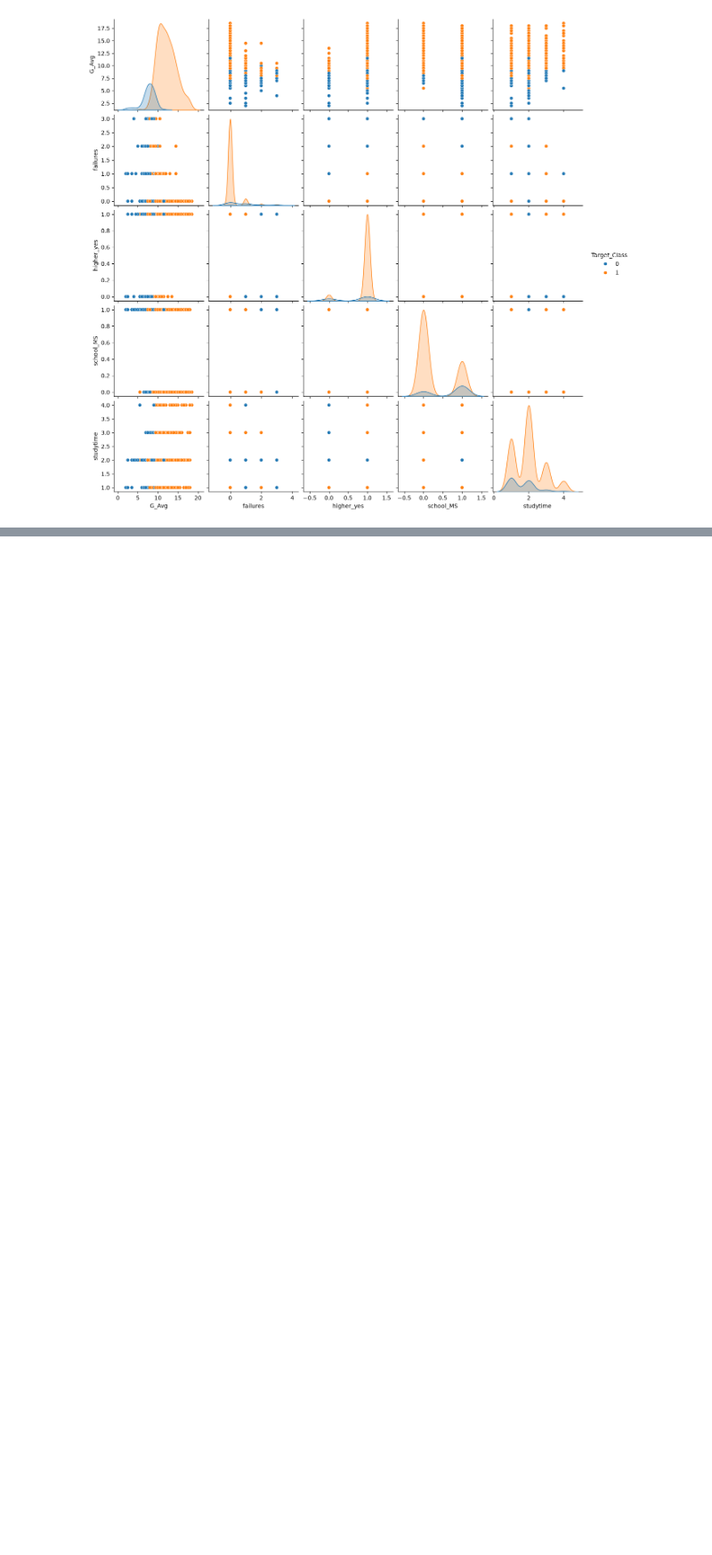
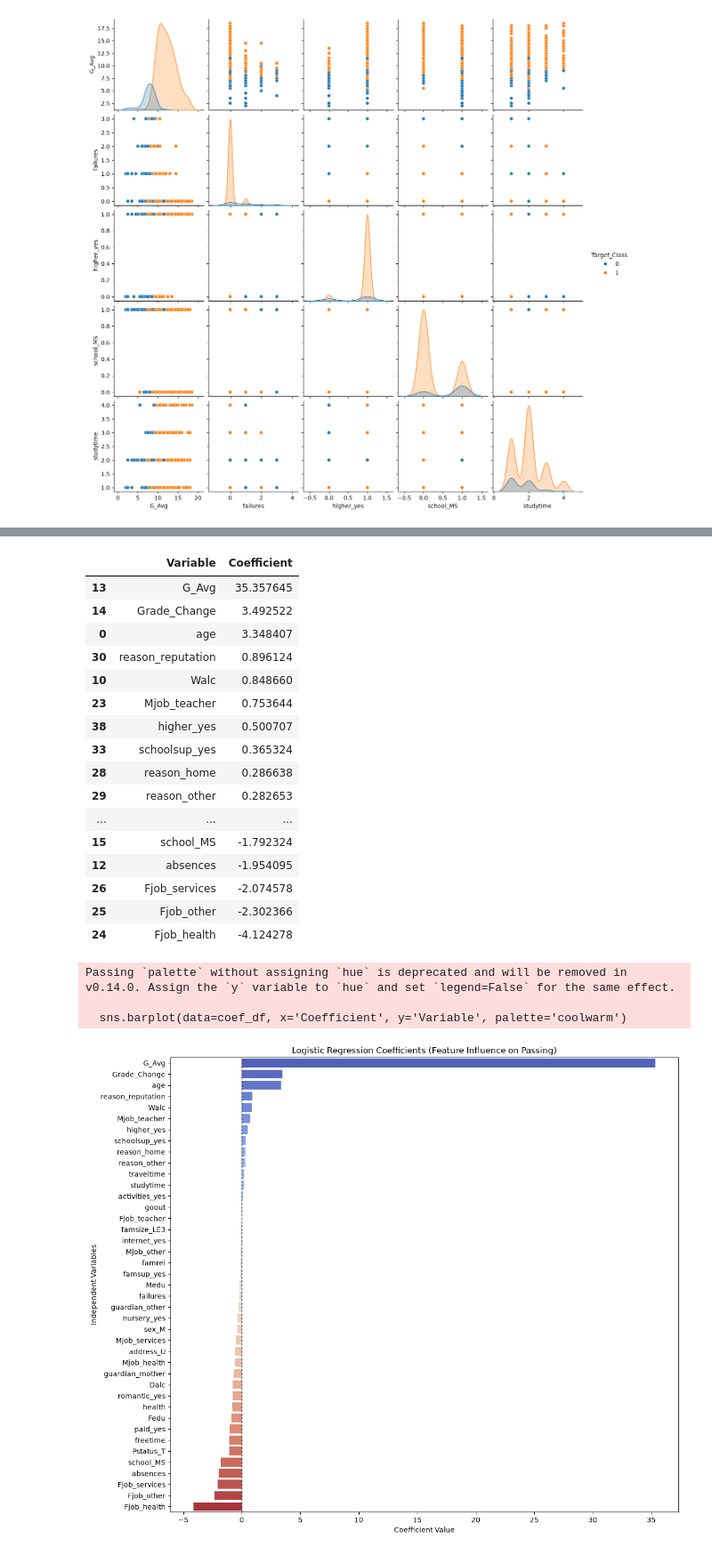
Before and after one commit to azelarabchakour/Data-science-assignments, a Jupyter notebook: Assignment-1/Code/Problem1-Classification.ipynb, the cells around one changed output, grey strips where cells are left out. Shown at 89% size. Cells and saved outputs as stored; diff of their text form; code cells hidden in the pictures; blank space fills up the shorter version.

```diff
--- a/Assignment-1/Code/Problem1-Classification.ipynb
+++ b/Assignment-1/Code/Problem1-Classification.ipynb
@@ -77,0 +258,48 @@ plt.show()
+# %%
+# 4) Find optimal parameters of the above created models with GridSearchCV() function based on the
+# training dataset. Output the optimal values of parameters found for each model. Output and construct
+# bar plots of the coefficients of the linear regression model. Which variables have the biggest influence
+# on the output (dependent variables)?
+
+from sklearn.model_selection import GridSearchCV
+
+base_models = {
+    'Logistic Regression': LogisticRegression(max_iter=1000),
+    'Decision Tree': DecisionTreeClassifier(random_state=42),
+    'SVM': SVC(),
+    'KNN': KNeighborsClassifier()
+}
+
+param_grids = {
+    'Logistic Regression': {'C': [0.01, 0.1, 1, 10, 100]},
+    'Decision Tree': {'max_depth': [2, 3, 4, 5, 7, 10], 'min_samples_split': [2, 5, 10]},
+    'SVM': {'C': [0.1, 1, 10, 100], 'kernel': ['linear', 'rbf']},
+    'KNN': {'n_neighbors': [3, 5, 7, 9, 11], 'weights': ['uniform', 'distance']}
+}
+
+best_models = {}
+
+for name, model in base_models.items():
+    grid = GridSearchCV(estimator=model, param_grid=param_grids[name], cv=5, scoring='accuracy')
+    grid.fit(X_train_scaled, Y_train)
+
+    best_models[name] = grid.best_estimator_
+    print(f"{name} -> Optimal Parameters: {grid.best_params_} (CV Accuracy: {grid.best_score_:.4f})")
+
+best_log_reg = best_models['Logistic Regression']
+coef_df = pd.DataFrame({
+    'Variable': X_encoded.columns,
+    'Coefficient': best_log_reg.coef_[0]
+}).sort_values(by='Coefficient', ascending=False)
+
+display(coef_df)
+
+plt.figure(figsize=(12, 10))
+sns.barplot(data=coef_df, x='Coefficient', y='Variable', palette='coolwarm')
+plt.axvline(0, color='black', linestyle='--', linewidth=1)
+plt.title('Logistic Regression Coefficients (Feature Influence on Passing)')
+plt.xlabel('Coefficient Value')
+plt.ylabel('Independent Variables')
+plt.tight_layout()
+plt.show()
+# %% [output]
@@ -77,0 +310,21 @@ plt.show()
+|  | Variable | Coefficient |
+| 13 | G_Avg | 35.357645 |
+| 14 | Grade_Change | 3.492522 |
+| 0 | age | 3.348407 |
+| 30 | reason_reputation | 0.896124 |
+| 10 | Walc | 0.848660 |
+| 23 | Mjob_teacher | 0.753644 |
+| 38 | higher_yes | 0.500707 |
+| 33 | schoolsup_yes | 0.365324 |
+| 28 | reason_home | 0.286638 |
+| 29 | reason_other | 0.282653 |
+| ... | ... | ... |
+| 15 | school_MS | -1.792324 |
+| 12 | absences | -1.954095 |
+| 26 | Fjob_services | -2.074578 |
+| 25 | Fjob_other | -2.302366 |
+| 24 | Fjob_health | -4.124278 |
+Passing `palette` without assigning `hue` is deprecated and will be removed in v0.14.0. Assign the `y` variable to `hue` and set `legend=False` for the same effect.
+
+  sns.barplot(data=coef_df, x='Coefficient', y='Variable', palette='coolwarm')
+[figure, added]
```
Also changed, not shown: parts of 18 cells of this notebook, 1 other file.
